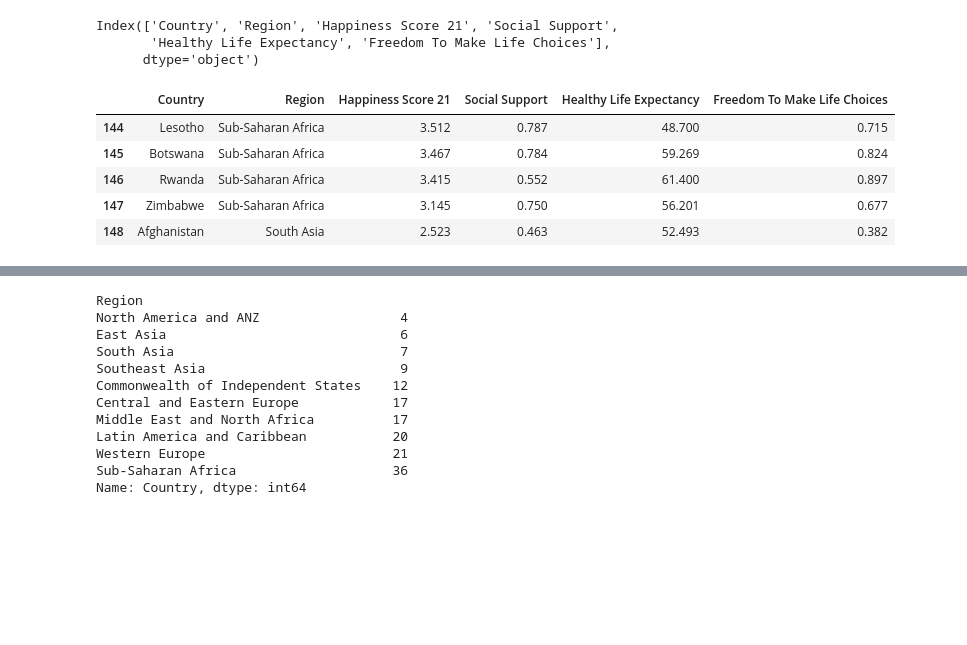
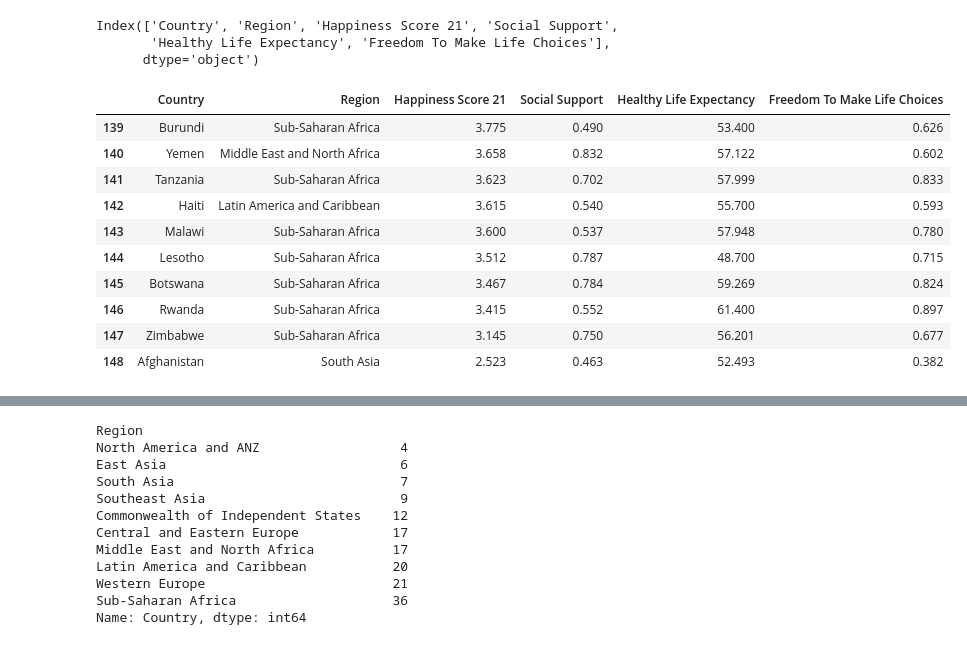
Before and after one commit to shroomtoastie/World_Happiness_project, a Jupyter notebook: main.ipynb, the cells around one changed output, grey strips where cells are left out. Drawn from its saved outputs; the diff is of its cells as text; code cells hidden in the pictures; blank space fills up the shorter version.

```diff
--- a/main.ipynb
+++ b/main.ipynb
@@ -71,9 +57,14 @@ Index(['Country', 'Region', 'Happiness Score 21', 'Social Support',
        'Healthy Life Expectancy', 'Freedom To Make Life Choices'],
       dtype='object')
 # %%
-happy21_df.tail()
+happy21_df.tail(10)
 # %% [output]
 |  | Country | Region | Happiness Score 21 | Social Support | Healthy Life Expectancy | Freedom To Make Life Choices |
+| 139 | Burundi | Sub-Saharan Africa | 3.775 | 0.490 | 53.400 | 0.626 |
+| 140 | Yemen | Middle East and North Africa | 3.658 | 0.832 | 57.122 | 0.602 |
+| 141 | Tanzania | Sub-Saharan Africa | 3.623 | 0.702 | 57.999 | 0.833 |
+| 142 | Haiti | Latin America and Caribbean | 3.615 | 0.540 | 55.700 | 0.593 |
+| 143 | Malawi | Sub-Saharan Africa | 3.600 | 0.537 | 57.948 | 0.780 |
 | 144 | Lesotho | Sub-Saharan Africa | 3.512 | 0.787 | 48.700 | 0.715 |
 | 145 | Botswana | Sub-Saharan Africa | 3.467 | 0.784 | 59.269 | 0.824 |
 | 146 | Rwanda | Sub-Saharan Africa | 3.415 | 0.552 | 61.400 | 0.897 |
```
Also changed, not shown: parts of 34 cells of this notebook, 2 other files.
